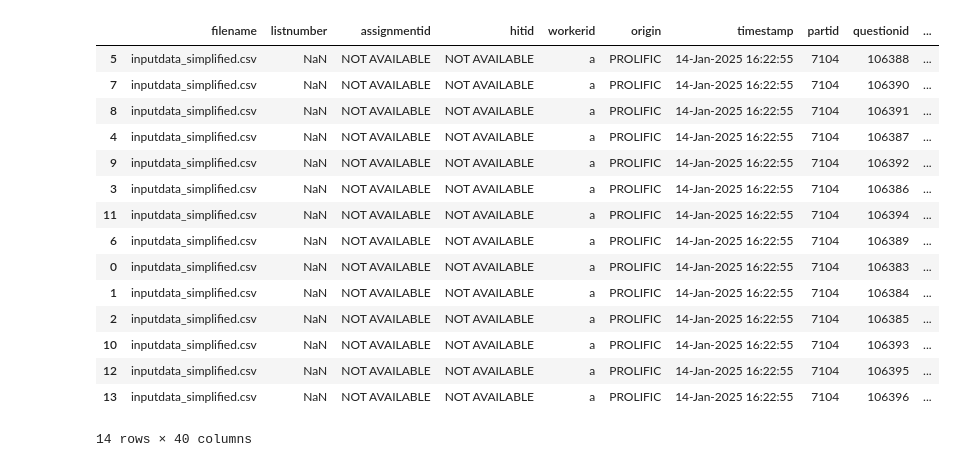
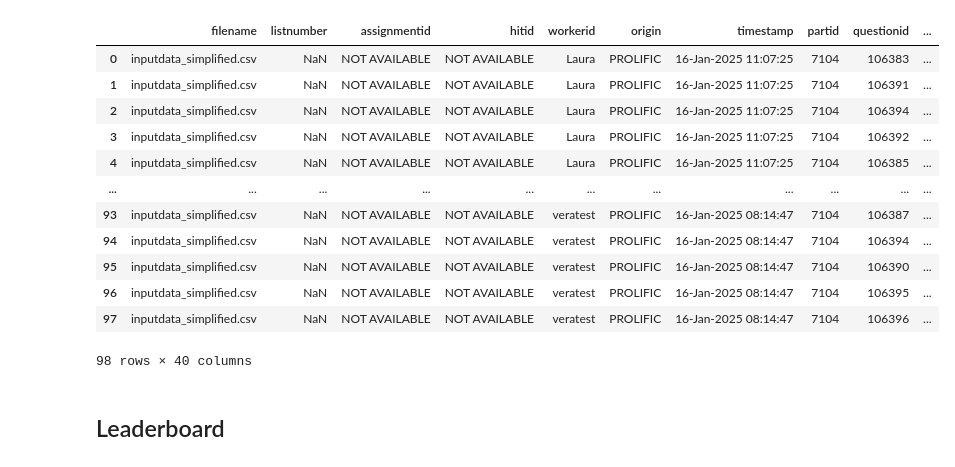
Before and after one commit to GAtemROU/Thesis-Project, a Jupyter notebook: analysis/heatmap_gen.ipynb, the cells around one changed output. Saved outputs shown, nothing was run; the diff lists cells and outputs as text; code cells hidden in the pictures.

```diff
--- a/analysis/heatmap_gen.ipynb
+++ b/analysis/heatmap_gen.ipynb
@@ -9,38 +10,61 @@ import seaborn as sns
 
 pp = pprint.PrettyPrinter(indent=4)
 # %%
-df = pd.read_csv('data/experiment_results_server_test.csv')
+remove_negative_gaze = False
+
+filter_blacklist = True
+blacklist = ['a']
+
+df = pd.read_csv('data/experiment_results_public_lab.csv')
+
+if filter_blacklist:
+    df = df[~df.workerid.isin(blacklist)]
+
+# reindex the df
+df.reset_index(drop=True, inplace=True)
 
 def parse(data):
     while data[0] != '{':
         data = data[1:]
     while data[-1] != '}':
         data = data[:-1]
     data = data.replace('\\', '')
-    json_data = json.loads(data)
+    data = re.sub(
+        r'(?<=strategy":")(.*)(?="\})',
+        lambda m: m.group(0).replace('"', '\\"'),
+        data,
+        count=1)
+    json_data = {}
+    try:
+        json_data = json.loads(data)
+    except:
+        pp.pprint(data[-200:])
     return json_data
 
+df = pd.concat([df, pd.json_normalize(df.apply(lambda x: parse(x['answer']), axis=1, ), max_level=0)], axis=1)
 
-df = pd.concat([df, pd.json_normalize(df.apply(lambda x: parse(x['answer']), axis=1), max_level=0)], axis=1)
-# blacklist = ['a']
-# df = df[~df['workerid'].isin(blacklist)]
-df.gaze = df.gaze.apply(lambda x: {key:val for key, val in json.loads(base64.b64decode(x)).items() if int(key) > 0})
+if remove_negative_gaze:
+    df.gaze = df.gaze.apply(lambda x: {key:val for key, val in json.loads(base64.b64decode(x)).items() if int(key) > 0})
+else:
+    df.gaze = df.gaze.apply(lambda x: json.loads(base64.b64decode(x)))
 df.sort_values(by=['workerid', 'userTrialId', 'timestamp'], inplace=True)
+df.reset_index(drop=True, inplace=True)
+
+
 df
 # %% [output]
 |  | filename | listnumber | assignmentid | hitid | workerid | origin | timestamp | partid | questionid | ... |
-| 5 | inputdata_simplified.csv | NaN | NOT AVAILABLE | NOT AVAILABLE | a | PROLIFIC | 14-Jan-2025 16:22:55 | 7104 | 106388 | ... |
-| 7 | inputdata_simplified.csv | NaN | NOT AVAILABLE | NOT AVAILABLE | a | PROLIFIC | 14-Jan-2025 16:22:55 | 7104 | 106390 | ... |
-| 8 | inputdata_simplified.csv | NaN | NOT AVAILABLE | NOT AVAILABLE | a | PROLIFIC | 14-Jan-2025 16:22:55 | 7104 | 106391 | ... |
-| 4 | inputdata_simplified.csv | NaN | NOT AVAILABLE | NOT AVAILABLE | a | PROLIFIC | 14-Jan-2025 16:22:55 | 7104 | 106387 | ... |
-| 9 | inputdata_simplified.csv | NaN | NOT AVAILABLE | NOT AVAILABLE | a | PROLIFIC | 14-Jan-2025 16:22:55 | 7104 | 106392 | ... |
-| 3 | inputdata_simplified.csv | NaN | NOT AVAILABLE | NOT AVAILABLE | a | PROLIFIC | 14-Jan-2025 16:22:55 | 7104 | 106386 | ... |
-| 11 | inputdata_simplified.csv | NaN | NOT AVAILABLE | NOT AVAILABLE | a | PROLIFIC | 14-Jan-2025 16:22:55 | 7104 | 106394 | ... |
-| 6 | inputdata_simplified.csv | NaN | NOT AVAILABLE | NOT AVAILABLE | a | PROLIFIC | 14-Jan-2025 16:22:55 | 7104 | 106389 | ... |
-| 0 | inputdata_simplified.csv | NaN | NOT AVAILABLE | NOT AVAILABLE | a | PROLIFIC | 14-Jan-2025 16:22:55 | 7104 | 106383 | ... |
-| 1 | inputdata_simplified.csv | NaN | NOT AVAILABLE | NOT AVAILABLE | a | PROLIFIC | 14-Jan-2025 16:22:55 | 7104 | 106384 | ... |
-| 2 | inputdata_simplified.csv | NaN | NOT AVAILABLE | NOT AVAILABLE | a | PROLIFIC | 14-Jan-2025 16:22:55 | 7104 | 106385 | ... |
-| 10 | inputdata_simplified.csv | NaN | NOT AVAILABLE | NOT AVAILABLE | a | PROLIFIC | 14-Jan-2025 16:22:55 | 7104 | 106393 | ... |
-| 12 | inputdata_simplified.csv | NaN | NOT AVAILABLE | NOT AVAILABLE | a | PROLIFIC | 14-Jan-2025 16:22:55 | 7104 | 106395 | ... |
-| 13 | inputdata_simplified.csv | NaN | NOT AVAILABLE | NOT AVAILABLE | a | PROLIFIC | 14-Jan-2025 16:22:55 | 7104 | 106396 | ... |
+| 0 | inputdata_simplified.csv | NaN | NOT AVAILABLE | NOT AVAILABLE | Laura | PROLIFIC | 16-Jan-2025 11:07:25 | 7104 | 106383 | ... |
+| 1 | inputdata_simplified.csv | NaN | NOT AVAILABLE | NOT AVAILABLE | Laura | PROLIFIC | 16-Jan-2025 11:07:25 | 7104 | 106391 | ... |
+| 2 | inputdata_simplified.csv | NaN | NOT AVAILABLE | NOT AVAILABLE | Laura | PROLIFIC | 16-Jan-2025 11:07:25 | 7104 | 106394 | ... |
+| 3 | inputdata_simplified.csv | NaN | NOT AVAILABLE | NOT AVAILABLE | Laura | PROLIFIC | 16-Jan-2025 11:07:25 | 7104 | 106392 | ... |
+| 4 | inputdata_simplified.csv | NaN | NOT AVAILABLE | NOT AVAILABLE | Laura | PROLIFIC | 16-Jan-2025 11:07:25 | 7104 | 106385 | ... |
+| ... | ... | ... | ... | ... | ... | ... | ... | ... | ... | ... |
+| 93 | inputdata_simplified.csv | NaN | NOT AVAILABLE | NOT AVAILABLE | veratest | PROLIFIC | 16-Jan-2025 08:14:47 | 7104 | 106387 | ... |
+| 94 | inputdata_simplified.csv | NaN | NOT AVAILABLE | NOT AVAILABLE | veratest | PROLIFIC | 16-Jan-2025 08:14:47 | 7104 | 106394 | ... |
+| 95 | inputdata_simplified.csv | NaN | NOT AVAILABLE | NOT AVAILABLE | veratest | PROLIFIC | 16-Jan-2025 08:14:47 | 7104 | 106390 | ... |
+| 96 | inputdata_simplified.csv | NaN | NOT AVAILABLE | NOT AVAILABLE | veratest | PROLIFIC | 16-Jan-2025 08:14:47 | 7104 | 106395 | ... |
+| 97 | inputdata_simplified.csv | NaN | NOT AVAILABLE | NOT AVAILABLE | veratest | PROLIFIC | 16-Jan-2025 08:14:47 | 7104 | 106396 | ... |
-14 rows × 40 columns
+98 rows × 40 columns
+# %% [markdown]
+##  Leaderboard
```
Also changed, not shown: parts of 3 cells of this notebook, 2 other files.
